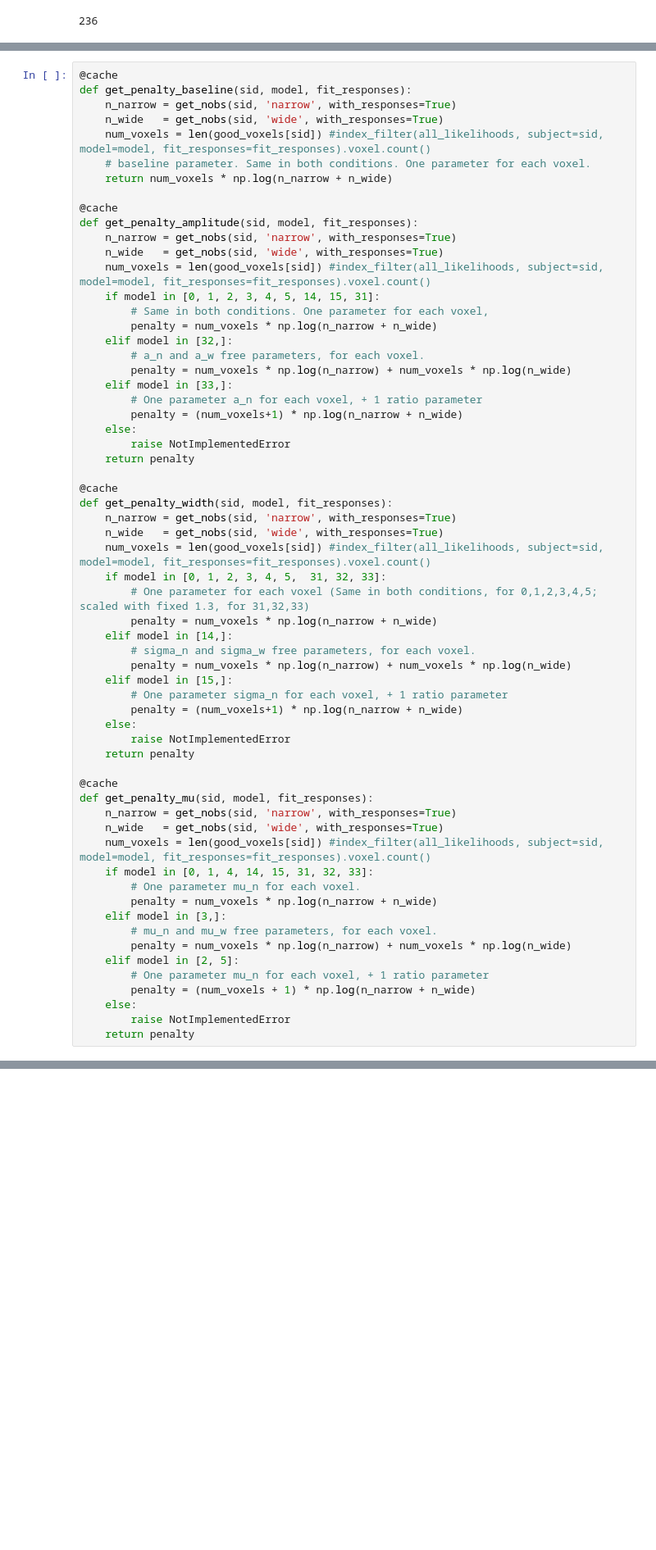
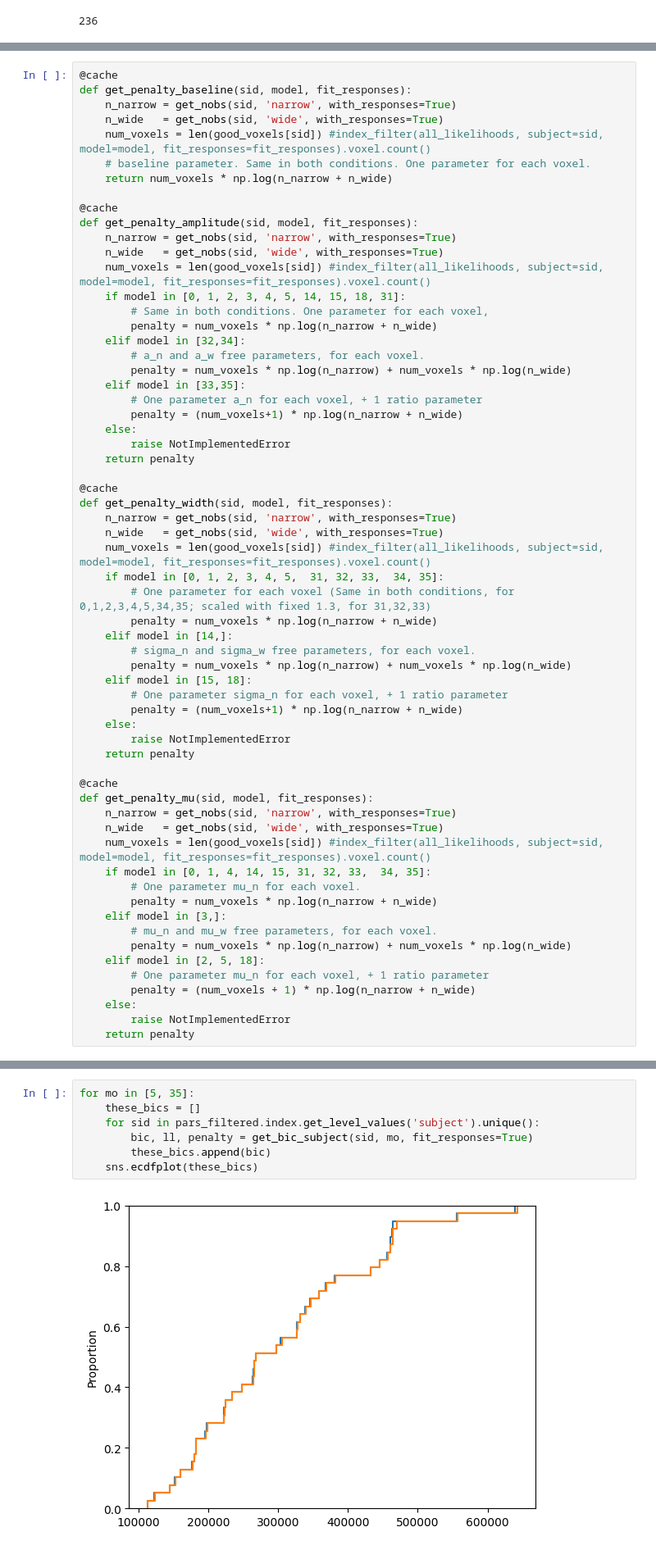
Before and after one commit to Gilles86/neural_priors, a Jupyter notebook: notebooks/likelihoods_and_bics.ipynb, the cells around one changed output, grey strips where cells are left out. Shown at 82% size. Drawn from its saved outputs; the diff is of its cells as text; blank space fills up the shorter version.

```diff
--- a/notebooks/likelihoods_and_bics.ipynb
+++ b/notebooks/likelihoods_and_bics.ipynb
@@ -391,13 +465,13 @@ def get_penalty_amplitude(sid, model, fit_responses):
     n_narrow = get_nobs(sid, 'narrow', with_responses=True)
     n_wide   = get_nobs(sid, 'wide', with_responses=True)
     num_voxels = len(good_voxels[sid]) #index_filter(all_likelihoods, subject=sid, model=model, fit_responses=fit_responses).voxel.count()
-    if model in [0, 1, 2, 3, 4, 5, 14, 15, 31]:
+    if model in [0, 1, 2, 3, 4, 5, 14, 15, 18, 31]:
         # Same in both conditions. One parameter for each voxel,
         penalty = num_voxels * np.log(n_narrow + n_wide)
-    elif model in [32,]:
+    elif model in [32,34]:
         # a_n and a_w free parameters, for each voxel.
         penalty = num_voxels * np.log(n_narrow) + num_voxels * np.log(n_wide)
-    elif model in [33,]:
+    elif model in [33,35]:
         # One parameter a_n for each voxel, + 1 ratio parameter
         penalty = (num_voxels+1) * np.log(n_narrow + n_wide)
     else:
@@ -409,13 +483,13 @@ def get_penalty_width(sid, model, fit_responses):
     n_narrow = get_nobs(sid, 'narrow', with_responses=True)
     n_wide   = get_nobs(sid, 'wide', with_responses=True)
     num_voxels = len(good_voxels[sid]) #index_filter(all_likelihoods, subject=sid, model=model, fit_responses=fit_responses).voxel.count()
-    if model in [0, 1, 2, 3, 4, 5,  31, 32, 33]:
-        # One parameter for each voxel (Same in both conditions, for 0,1,2,3,4,5; scaled with fixed 1.3, for 31,32,33)
+    if model in [0, 1, 2, 3, 4, 5,  31, 32, 33,  34, 35]:
+        # One parameter for each voxel (Same in both conditions, for 0,1,2,3,4,5,34,35; scaled with fixed 1.3, for 31,32,33)
         penalty = num_voxels * np.log(n_narrow + n_wide)
     elif model in [14,]:
         # sigma_n and sigma_w free parameters, for each voxel.
         penalty = num_voxels * np.log(n_narrow) + num_voxels * np.log(n_wide)
-    elif model in [15,]:
+    elif model in [15, 18]:
         # One parameter sigma_n for each voxel, + 1 ratio parameter
         penalty = (num_voxels+1) * np.log(n_narrow + n_wide)
     else:
@@ -427,13 +501,13 @@ def get_penalty_mu(sid, model, fit_responses):
     n_narrow = get_nobs(sid, 'narrow', with_responses=True)
     n_wide   = get_nobs(sid, 'wide', with_responses=True)
     num_voxels = len(good_voxels[sid]) #index_filter(all_likelihoods, subject=sid, model=model, fit_responses=fit_responses).voxel.count()
-    if model in [0, 1, 4, 14, 15, 31, 32, 33]:
+    if model in [0, 1, 4, 14, 15, 31, 32, 33,  34, 35]:
         # One parameter mu_n for each voxel.
         penalty = num_voxels * np.log(n_narrow + n_wide)
     elif model in [3,]:
         # mu_n and mu_w free parameters, for each voxel.
         penalty = num_voxels * np.log(n_narrow) + num_voxels * np.log(n_wide)
-    elif model in [2, 5]:
+    elif model in [2, 5, 18]:
         # One parameter mu_n for each voxel, + 1 ratio parameter
         penalty = (num_voxels + 1) * np.log(n_narrow + n_wide)
     else:
@@ -521,0 +653,9 @@ sns.despine(fig)
+# %%
+for mo in [5, 35]:
+    these_bics = []
+    for sid in pars_filtered.index.get_level_values('subject').unique():
+        bic, ll, penalty = get_bic_subject(sid, mo, fit_responses=True)
+        these_bics.append(bic)
+    sns.ecdfplot(these_bics)
+# %% [output]
+[figure, added]
```
Also changed, not shown: parts of 27 cells of this notebook, 3 other files.
